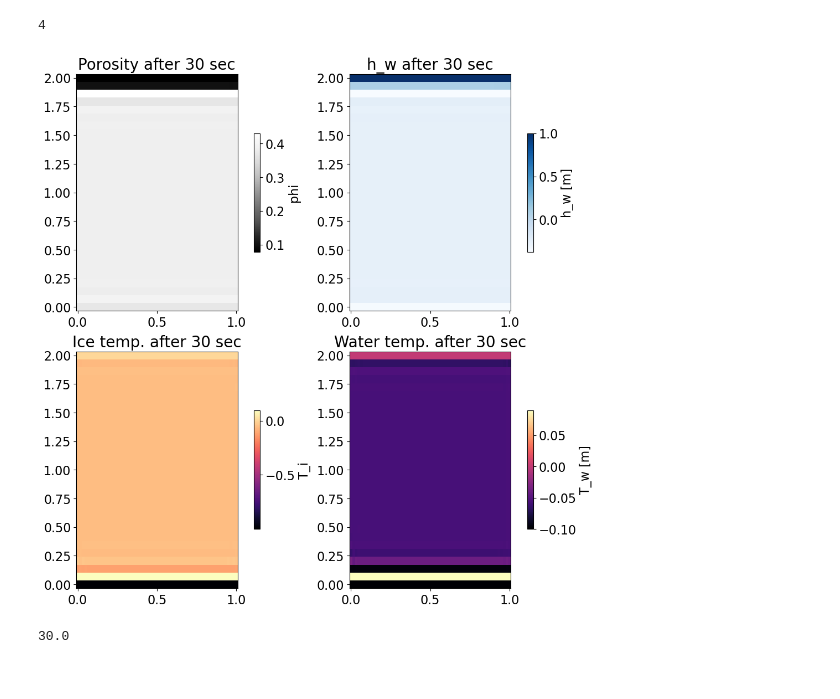
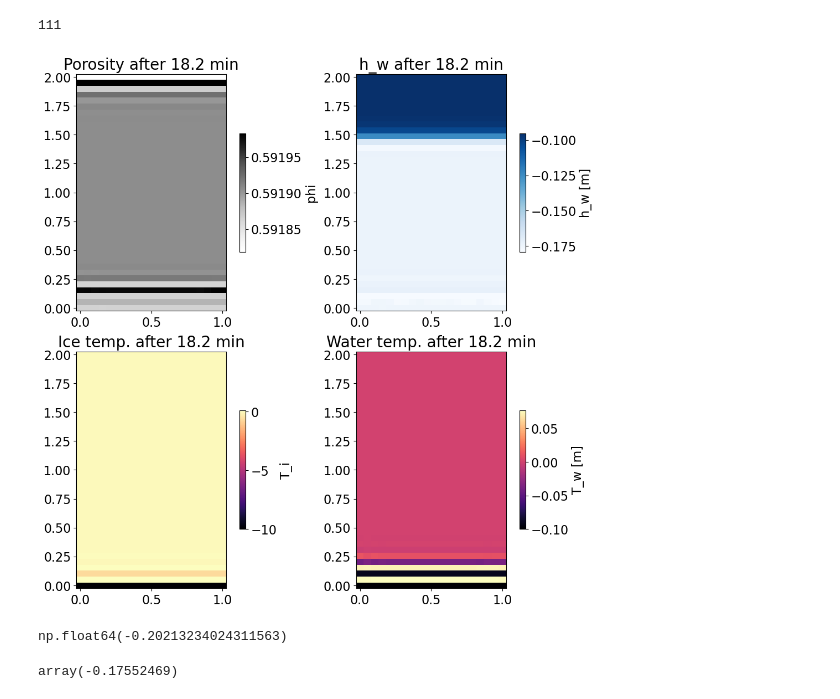
Before and after one commit to lannika-ut/Masterarbeit, a Jupyter notebook: view_solutions_nonisothermal.ipynb, the cells around one changed output. Saved outputs shown, nothing was run; the diff lists cells and outputs as text; code cells hidden in the pictures.

```diff
--- a/view_solutions_nonisothermal.ipynb
+++ b/view_solutions_nonisothermal.ipynb
@@ -7,7 +7,7 @@ from visualization_fct import get_grid, eval_fct_on_grid
 from dolfinx.fem import functionspace, Function
 import pickle
 # %%
-filename = "./solutions/debug_5h_Camilla_1TotalRefreezing.pkl"
+filename = "./solutions/debug/Moure_4h_LastTestCase.pkl"
 with open(filename, "rb") as f:
     data_Annika = pickle.load(f)
 
@@ -24,12 +24,13 @@ phi = Function(Q)
 T_i = Function(V)
 T_w = Function(V)
 p = Parameter(domain)
-# %%
-len(data_Annika["T_w"])
-# %% [output]
-4
+# %%
+len(data_Annika["h_w"])
+# %% [output]
+111
 # %%
-t_obs = 3
+interval = data_Annika["saving_interval"]
+t_obs = 109
 hw.x.array[:] = data_Annika["h_w"][t_obs+1]
 phi.x.array[:] = data_Annika["phi"][t_obs]
 T_i.x.array[:] = data_Annika["T_i"][t_obs]
@@ -46,30 +47,34 @@ theta_tot = p.theta_r.value + (0.9*porosity - p.theta_r.value)*Se(h_c, p.alpha.v
 # %%
 plt.rcParams.update({'font.size': 16})
 fig, ax = plt.subplots(2,2, layout="constrained", figsize=(10,10))
-pmsh1 = ax[0,0].pcolormesh(x_plot, z_plot, porosity, cmap="Greys_r")
-ax[0,0].set_title(f"Porosity after {t_obs*10} sec", fontsize=20)
+pmsh1 = ax[0,0].pcolormesh(x_plot, z_plot, porosity, cmap="Greys")
+ax[0,0].set_title(f"Porosity after {t_obs*interval/60:.1f} min", fontsize=20)
 cbar1 = fig.colorbar(pmsh1, ax=ax[0,0], shrink=0.5)
 cbar1.set_label("phi")
 
 pmsh2 = ax[0,1].pcolormesh(x_plot, z_plot, pressure_head, cmap="Blues")
-ax[0,1].set_title(f"h_w after {t_obs*10} sec", fontsize=20)
+ax[0,1].set_title(f"h_w after {t_obs*interval/60:.1f} min", fontsize=20)
 plt.xticks(fontsize=16)
 cbar2 = fig.colorbar(pmsh2, ax=ax[0,1], shrink=0.5)
 cbar2.set_label("h_w [m]")
 
 pmsh3 = ax[1,0].pcolormesh(x_plot, z_plot, Ti, cmap="magma")
-ax[1,0].set_title(f"Ice temp. after {t_obs*10} sec", fontsize=20)
+ax[1,0].set_title(f"Ice temp. after {t_obs*interval/60:.1f} min", fontsize=20)
 cbar1 = fig.colorbar(pmsh3, ax=ax[1,0], shrink=0.5)
 cbar1.set_label("T_i")
 
 pmsh4 = ax[1,1].pcolormesh(x_plot, z_plot, Tw, cmap="magma")
-ax[1,1].set_title(f"Water temp. after {t_obs*10} sec", fontsize=20)
+ax[1,1].set_title(f"Water temp. after {t_obs*interval/60:.1f} min", fontsize=20)
 plt.xticks(fontsize=16)
 cbar2 = fig.colorbar(pmsh4, ax=ax[1,1], shrink=0.5)
 cbar2.set_label("T_w [m]")
 # %% [output]
-[figure, old version]
+[figure, new version]
 # %%
-1800/60
+np.min(pressure_head)
 # %% [output]
-30.0
+np.float64(-0.20213234024311563)
+# %%
+p.min_hw.value
+# %% [output]
+array(-0.17552469)
```
Also changed, not shown: 8 other files.
